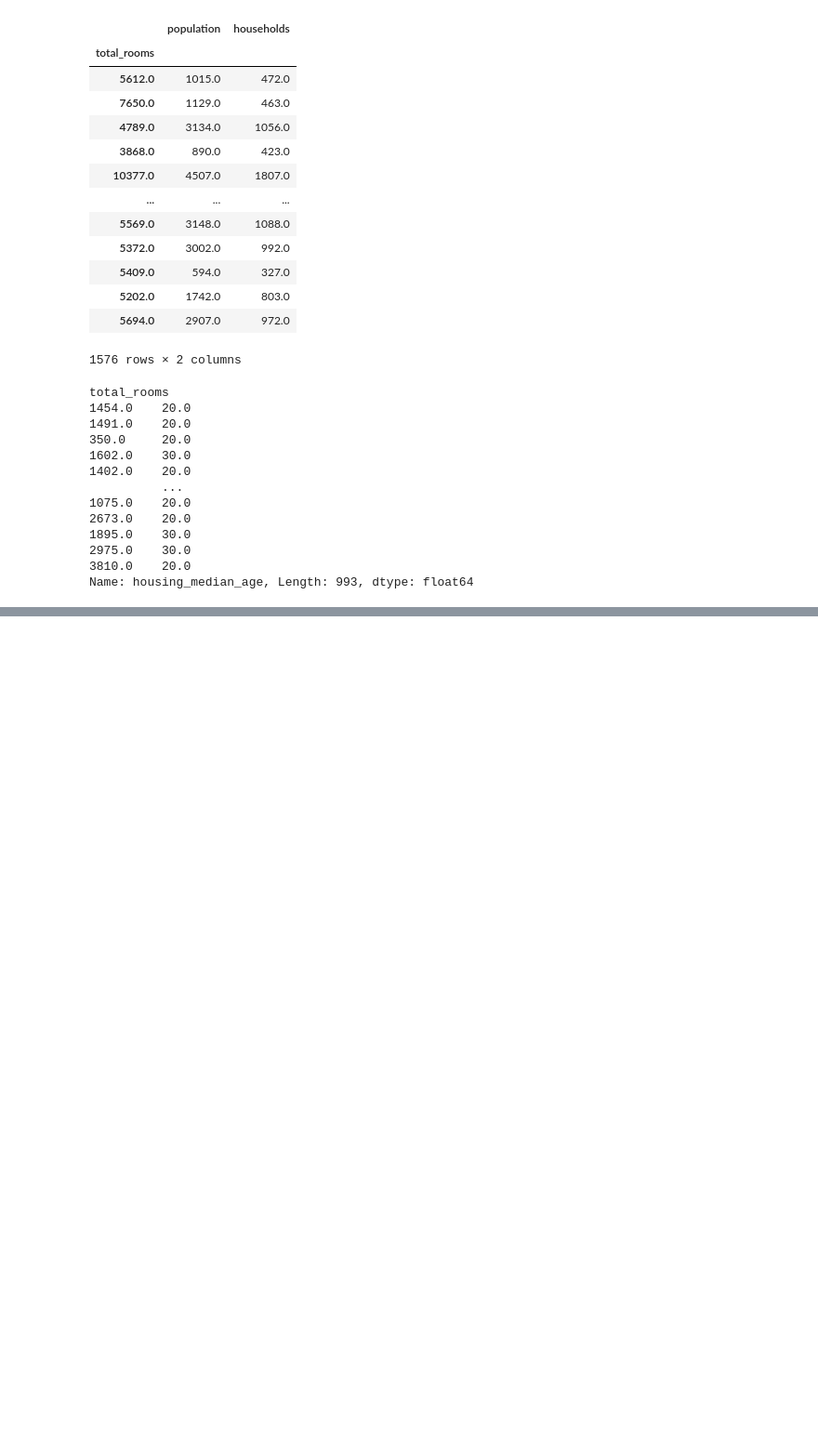
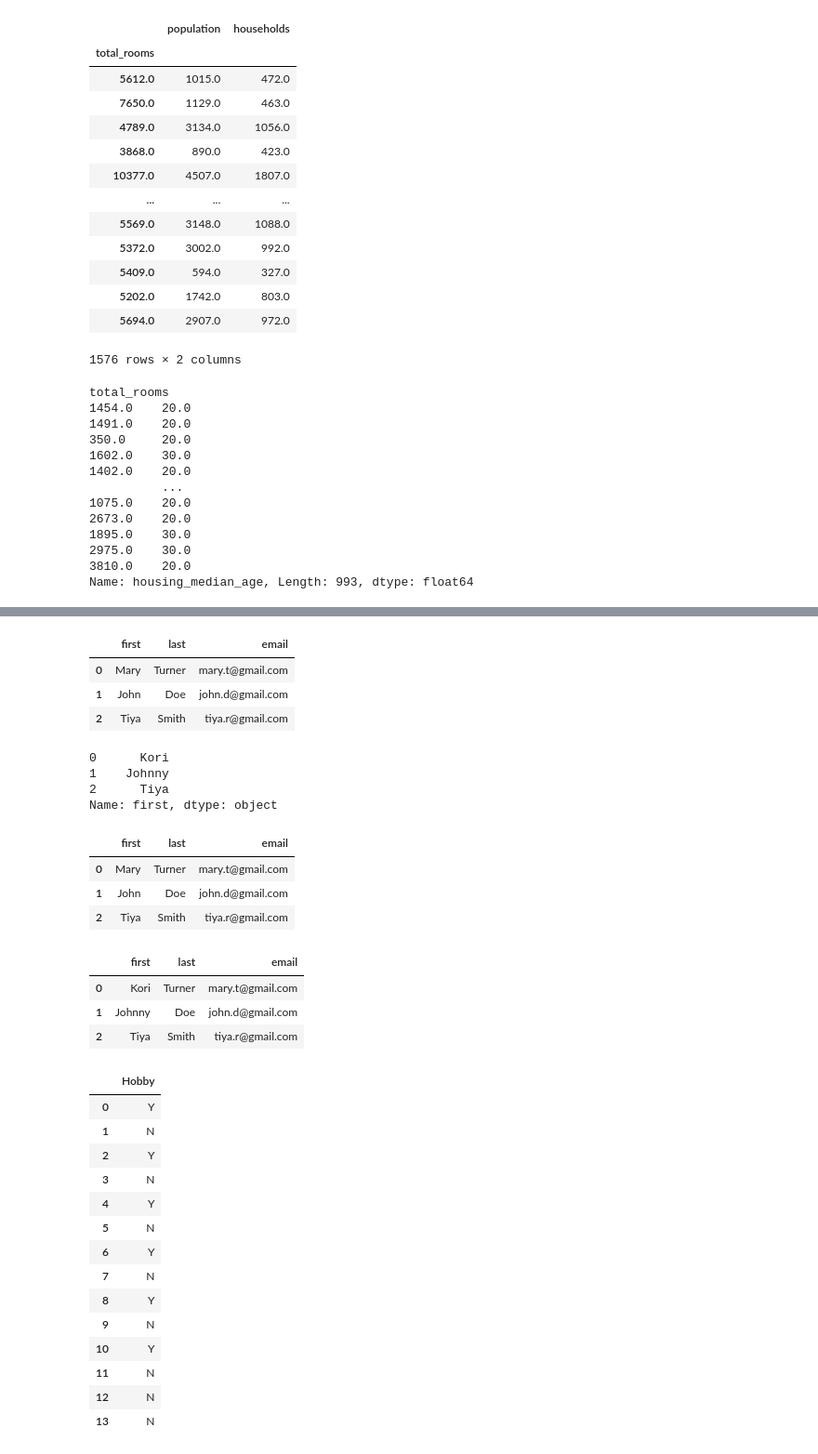
Before and after one commit to christinezuzart/Learning, a Jupyter notebook: Pandas_Refresher.ipynb, the cells around one changed output, grey strips where cells are left out. Shown: that part at 93% size. Drawn from its saved outputs; the diff is of its cells as text; code cells hidden in the pictures; blank space fills up the shorter version.

```diff
--- a/Pandas_Refresher.ipynb
+++ b/Pandas_Refresher.ipynb
@@ -551,0 +802,21 @@ Name: housing_median_age, Length: 993, dtype: float64
+# %%
+df_ppl
+# %% [output]
+|  | first | last | email |
+| 0 | Mary | Turner | mary.t@gmail.com |
+| 1 | John | Doe | john.d@gmail.com |
+| 2 | Tiya | Smith | tiya.r@gmail.com |
+# %%
+df_ppl['first'].replace({'Mary':'Kori', 'John':'Johnny'})
+# %% [output]
+0      Kori
+1    Johnny
+2      Tiya
+Name: first, dtype: object
+# %%
+df_ppl
+# %% [output]
+|  | first | last | email |
+| 0 | Mary | Turner | mary.t@gmail.com |
+| 1 | John | Doe | john.d@gmail.com |
+| 2 | Tiya | Smith | tiya.r@gmail.com |
@@ -551,0 +825,25 @@ Name: housing_median_age, Length: 993, dtype: float64
+# %%
+df_ppl
+# %% [output]
+|  | first | last | email |
+| 0 | Kori | Turner | mary.t@gmail.com |
+| 1 | Johnny | Doe | john.d@gmail.com |
+| 2 | Tiya | Smith | tiya.r@gmail.com |
+# %%
+df_sample
+# %% [output]
+|  | Hobby |
+| 0 | Y |
+| 1 | N |
+| 2 | Y |
+| 3 | N |
+| 4 | Y |
+| 5 | N |
+| 6 | Y |
+| 7 | N |
+| 8 | Y |
+| 9 | N |
+| 10 | Y |
+| 11 | N |
+| 12 | N |
+| 13 | N |
```
Also changed, not shown: parts of 52 cells of this notebook.
